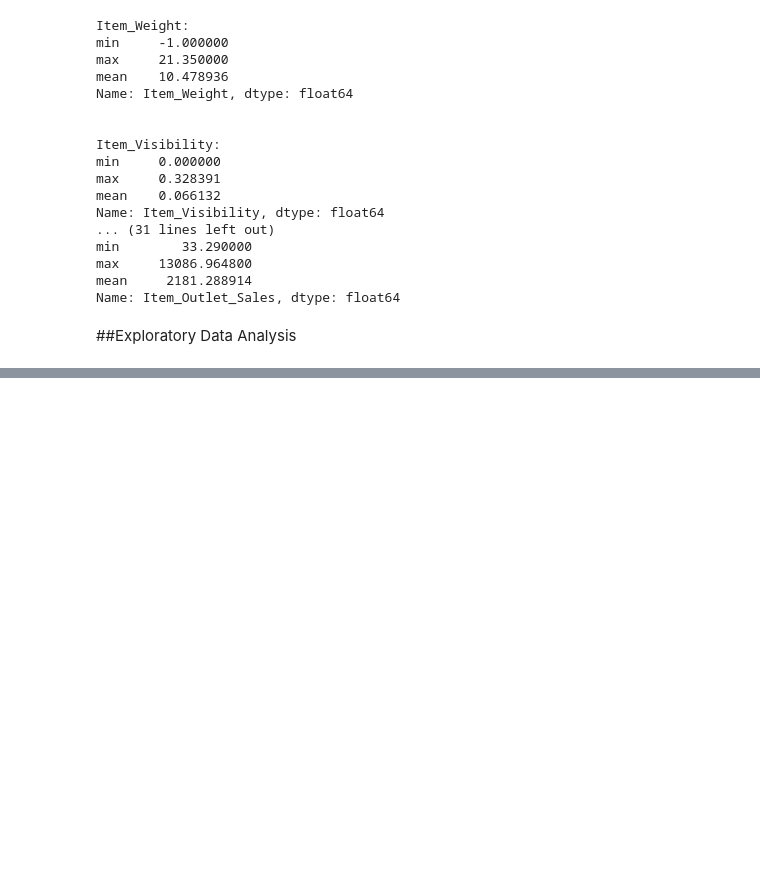
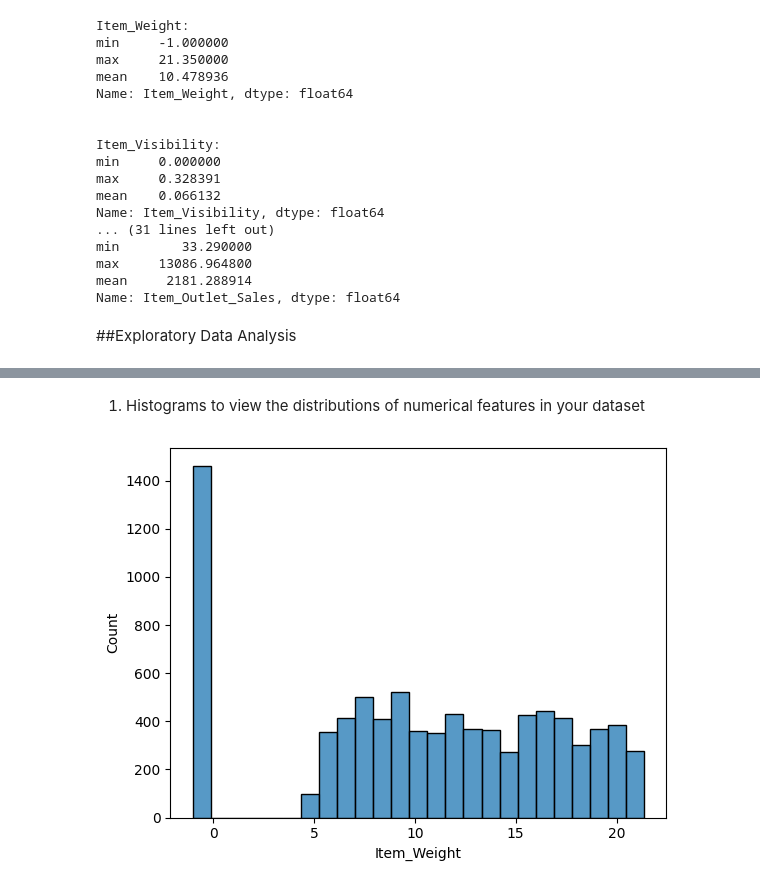
Before and after one commit to FiyonaK/Prediction-of-Product-Sales, a Jupyter notebook: Project_1_Part_3_(Core).ipynb, the cells around one changed output, grey strips where cells are left out. Saved outputs shown, nothing was run; the diff lists cells and outputs as text; code cells hidden in the pictures; blank space fills up the shorter version.

```diff
--- a/Project_1_Part_3_(Core).ipynb
+++ b/Project_1_Part_3_(Core).ipynb
@@ -289,0 +311,6 @@ Name: Item_Outlet_Sales, dtype: float64
+# %% [markdown]
+1. Histograms to view the distributions of numerical features in your dataset
+# %%
+ax = sns.histplot(data=df_sales, x='Item_Weight')
+# %% [output]
+[figure, added]
```
Also changed, not shown: parts of 19 cells of this notebook.
